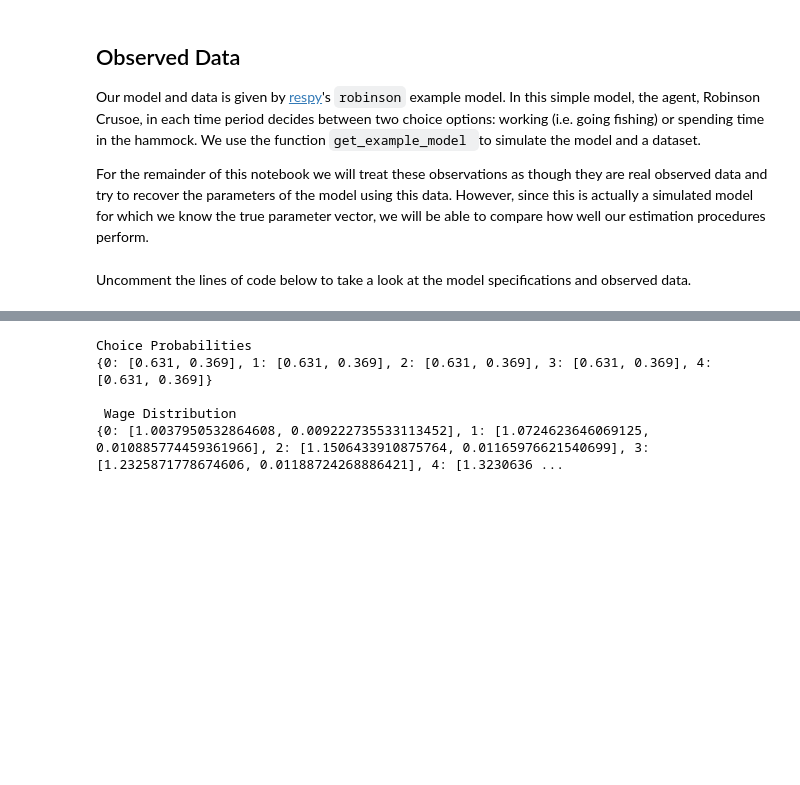
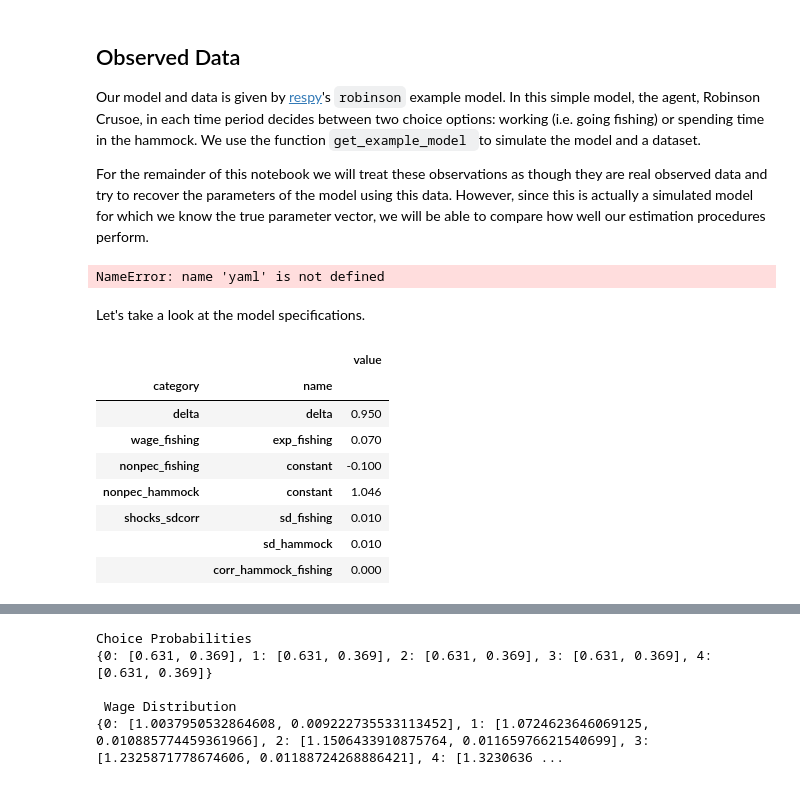
Before and after one commit to OpenSourceEconomics/ekw-lectures, a Jupyter notebook: lectures/99_simulated_method_of_moments/notebook.ipynb, the cells around one changed output, grey strips where cells are left out. Cells and saved outputs as stored; diff of their text form; code cells hidden in the pictures; blank space fills up the shorter version.

```diff
--- a/lectures/99_simulated_method_of_moments/notebook.ipynb
+++ b/lectures/99_simulated_method_of_moments/notebook.ipynb
@@ -35,7 +41,17 @@ The autoreload extension is already loaded. To reload it, use:
 Our model and data is given by [respy](https://respy.readthedocs.io/en/latest/)'s `robinson` example model. In this simple model, the agent, Robinson Crusoe, in each time period decides between two choice options: working (i.e. going fishing) or spending time in the hammock. We use the function `get_example_model `to simulate the model and a dataset.
 
 For the remainder of this notebook we will treat these observations as though they are real observed data and try to recover the parameters of the model using this data. However, since this is actually a simulated model for which we know the true parameter vector, we will be able to compare how well our estimation procedures perform.
+# %%
+options_base = yaml.safe_load(open(os.environ["ROBINSON_SPEC"] + '/robinson.yaml', 'r'))
+
+params_base = pd.read_csv(open(os.environ["ROBINSON_SPEC"] + '/robinson.csv', 'r'))
+params_base.set_index(["category", "name"], inplace=True)
+
+simulate = rp.get_simulate_func(params_base, options_base)
+df = simulate(params_base)
+# %% [output]
+NameError: name 'yaml' is not defined
 # %%
 params_true, options, data_obs = rp.get_example_model("robinson", with_data=True)
 # %% [markdown]
-Uncomment the lines of code below to take a look at the model specifications and observed data.
+Let's take a look at the model specifications.
@@ -45,0 +58,12 @@ Uncomment the lines of code below to take a look at the model specifications and
+# %%
+params_true
+# %% [output]
+|  |  | value |
+| category | name |  |
+| delta | delta | 0.950 |
+| wage_fishing | exp_fishing | 0.070 |
+| nonpec_fishing | constant | -0.100 |
+| nonpec_hammock | constant | 1.046 |
+| shocks_sdcorr | sd_fishing | 0.010 |
+|  | sd_hammock | 0.010 |
+|  | corr_hammock_fishing | 0.000 |
```
Also changed, not shown: parts of 64 cells of this notebook, 1 other file.
